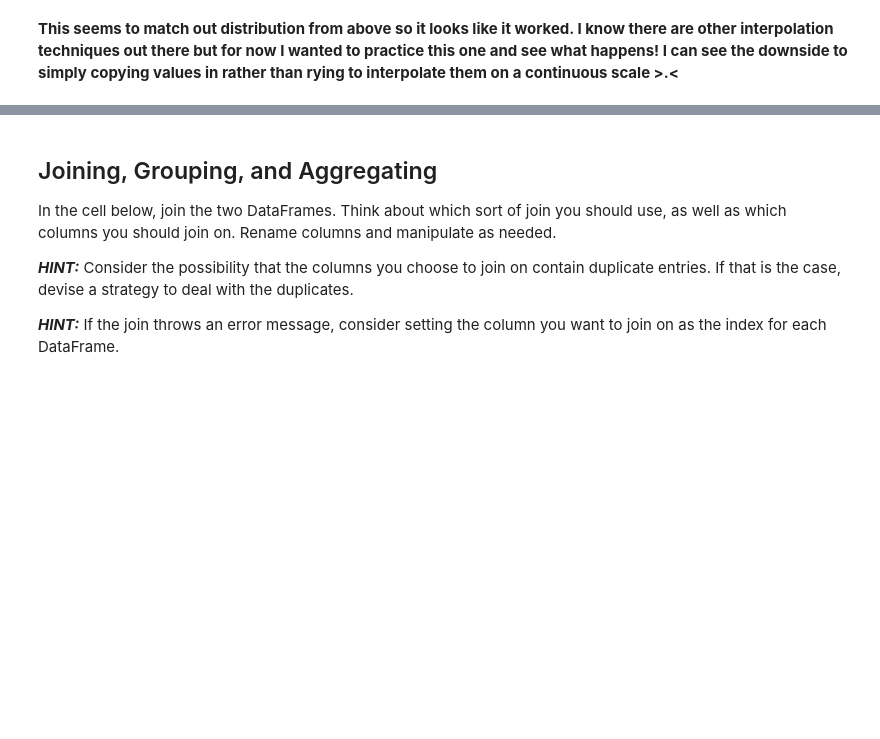
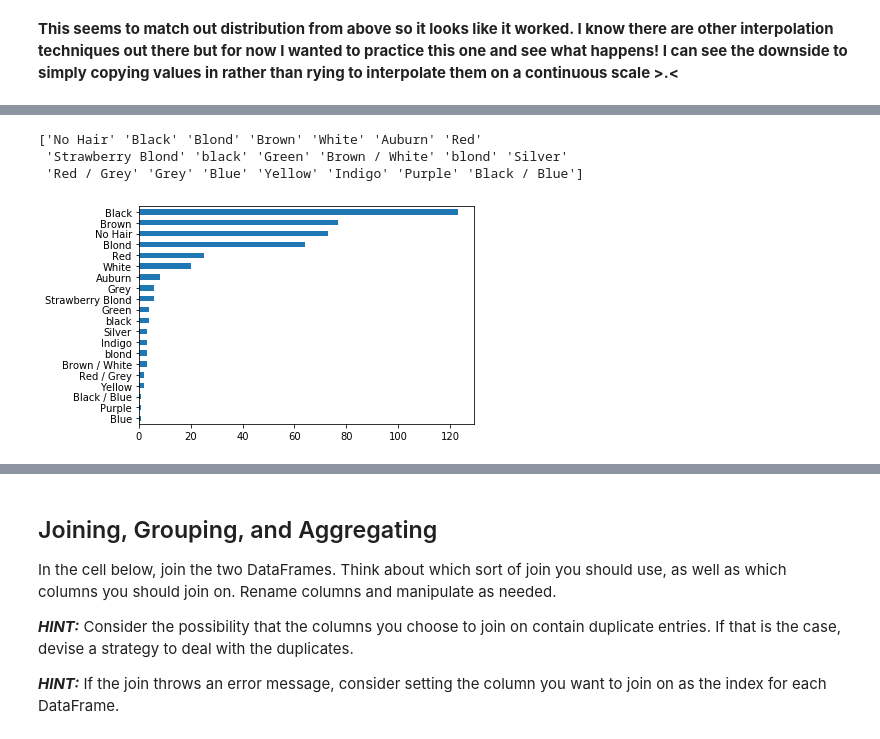
Before and after one commit to tcastanley/dsc-data-cleaning-project-onl01-dtsc-ft-052620, a Jupyter notebook: index.ipynb, the cells around one changed output, grey strips where cells are left out. Cells and saved outputs as stored; diff of their text form; code cells hidden in the pictures; blank space fills up the shorter version.

```diff
--- a/index.ipynb
+++ b/index.ipynb
@@ -425,0 +549,19 @@ Name: Height, dtype: float64
+# %%
+real_male_hair_color_list = male_heroes[male_heroes['Hair color'] != '-']['Hair color']
+
+rel_male_hair_color_prob = real_male_hair_color_list.value_counts(normalize=True)
+
+def male_hair_color_list_fixer(Hair_color):
+        if Hair_color == '-':
+            return np.random.choice(rel_male_hair_color_prob.keys(), p=rel_male_hair_color_prob)
+        else:
+            return Hair_color
+
+male_heroes['Hair color'] = male_heroes['Hair color'].map(lambda x: male_hair_color_list_fixer(x))
+print(male_heroes['Hair color'].unique())
+male_heroes['Hair color'].value_counts().sort_values().plot.barh();
+# %% [output]
+['No Hair' 'Black' 'Blond' 'Brown' 'White' 'Auburn' 'Red'
+ 'Strawberry Blond' 'black' 'Green' 'Brown / White' 'blond' 'Silver'
+ 'Red / Grey' 'Grey' 'Blue' 'Yellow' 'Indigo' 'Purple' 'Black / Blue']
+[figure, added]
```
Also changed, not shown: parts of 67 cells of this notebook.
